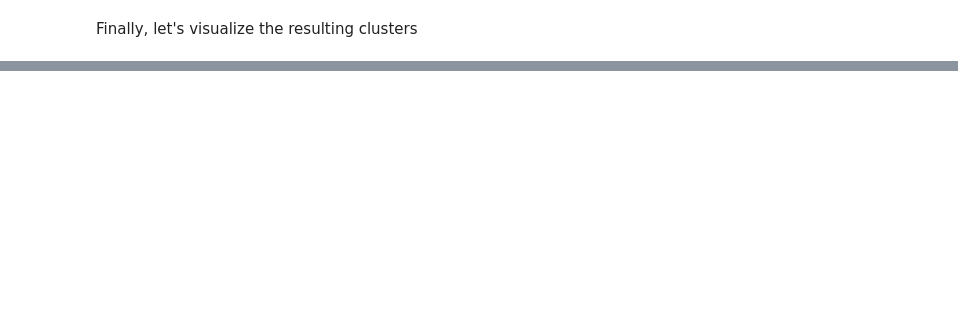
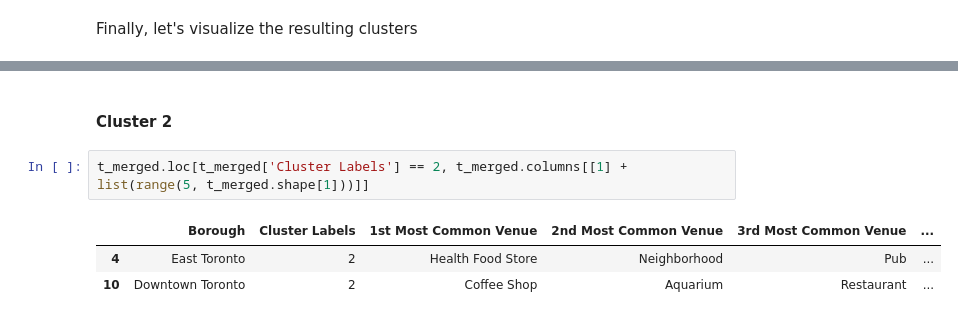
Before and after one commit to gillesw/capstone_ibm, a Jupyter notebook: Module 3/Module3-part3.ipynb, the cells around one changed output, grey strips where cells are left out. Cells and saved outputs as stored; diff of their text form; blank space fills up the shorter version.

```diff
--- a/Module 3/Module3-part3.ipynb
+++ b/Module 3/Module3-part3.ipynb
@@ -539,0 +571,8 @@ map_clusters
+# %% [markdown]
+#### Cluster 2
+# %%
+t_merged.loc[t_merged['Cluster Labels'] == 2, t_merged.columns[[1] + list(range(5, t_merged.shape[1]))]]
+# %% [output]
+|  | Borough | Cluster Labels | 1st Most Common Venue | 2nd Most Common Venue | 3rd Most Common Venue | ... |
+| 4 | East Toronto | 2 | Health Food Store | Neighborhood | Pub | ... |
+| 10 | Downtown Toronto | 2 | Coffee Shop | Aquarium | Restaurant | ... |
```
Also changed, not shown: parts of 18 cells of this notebook, 1 other file.
